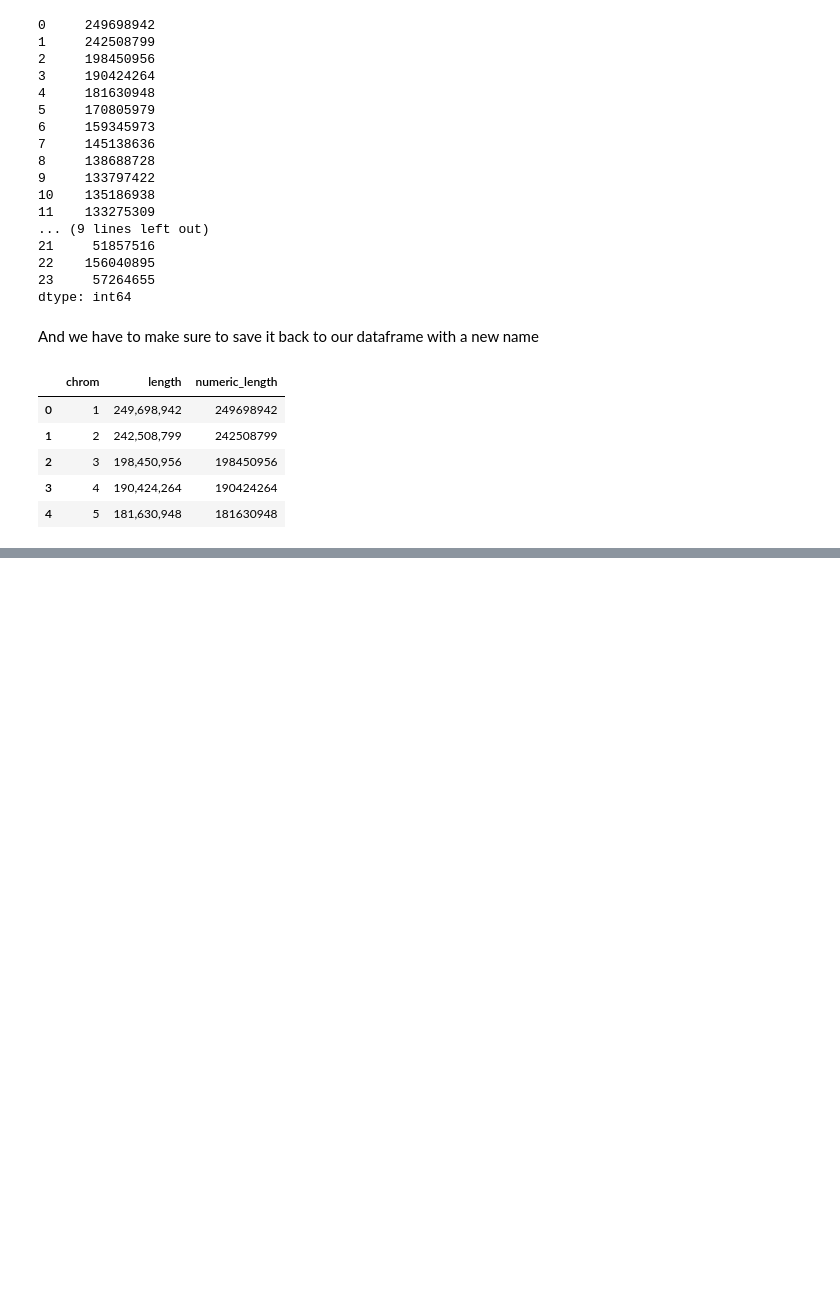
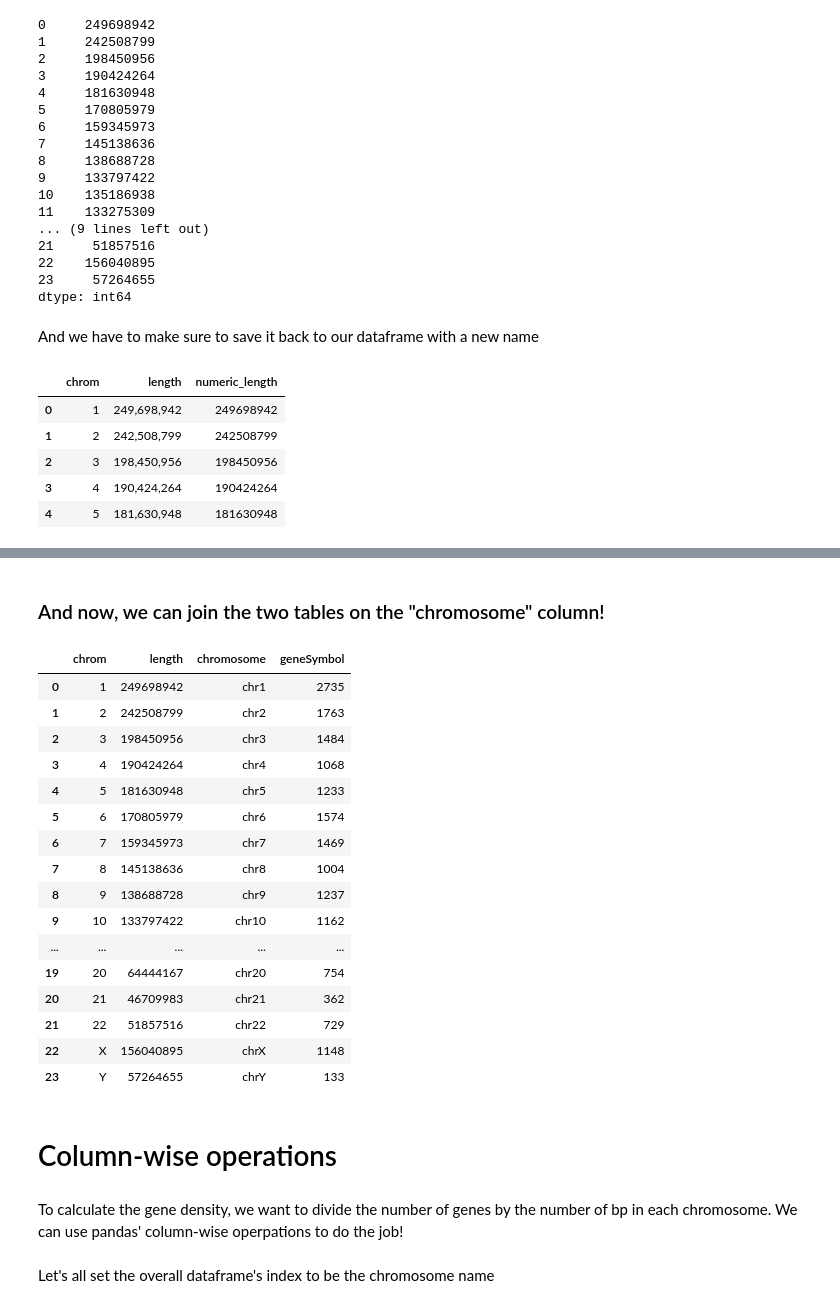
Before and after one commit to ekofman/CMM262Plan, a Jupyter notebook: Day1/Intro to Pandas.ipynb, the cells around one changed output, grey strips where cells are left out. Saved outputs shown, nothing was run; the diff lists cells and outputs as text; code cells hidden in the pictures; blank space fills up the shorter version.

```diff
--- a/Day1/Intro to Pandas.ipynb
+++ b/Day1/Intro to Pandas.ipynb
@@ -192,0 +251,2 @@ chrom_length_table.head()
+# %%
+gene_count_by_chromosome = gene_chrom_table.groupby('chromosome').count()
@@ -192,0 +284,3 @@ chrom_length_table.head()
+# %%
+def add_chr(r):
+    return 'chr' + r.chrom
@@ -192,0 +298,2 @@ chrom_length_table.head()
+# %% [markdown]
+### And now, we can join the two tables on the "chromosome" column!
@@ -192,0 +302,24 @@ chrom_length_table.head()
+# %%
+joined_table
+# %% [output]
+|  | chrom | length | chromosome | geneSymbol |
+| 0 | 1 | 249698942 | chr1 | 2735 |
+| 1 | 2 | 242508799 | chr2 | 1763 |
+| 2 | 3 | 198450956 | chr3 | 1484 |
+| 3 | 4 | 190424264 | chr4 | 1068 |
+| 4 | 5 | 181630948 | chr5 | 1233 |
+| 5 | 6 | 170805979 | chr6 | 1574 |
+| 6 | 7 | 159345973 | chr7 | 1469 |
+| 7 | 8 | 145138636 | chr8 | 1004 |
+| 8 | 9 | 138688728 | chr9 | 1237 |
+| 9 | 10 | 133797422 | chr10 | 1162 |
+| ... | ... | ... | ... | ... |
+| 19 | 20 | 64444167 | chr20 | 754 |
+| 20 | 21 | 46709983 | chr21 | 362 |
+| 21 | 22 | 51857516 | chr22 | 729 |
+| 22 | X | 156040895 | chrX | 1148 |
+| 23 | Y | 57264655 | chrY | 133 |
+# %% [markdown]
+# Column-wise operations
+# %% [markdown]
+To calculate the gene density, we want to divide the number of genes by the number of bp in each chromosome. We can use pandas' column-wise operpations to do the job!
@@ -192,0 +328,2 @@ chrom_length_table.head()
+# %% [markdown]
+Let's all set the overall dataframe's index to be the chromosome name
```
Also changed, not shown: parts of 31 cells of this notebook, 10 other files.
